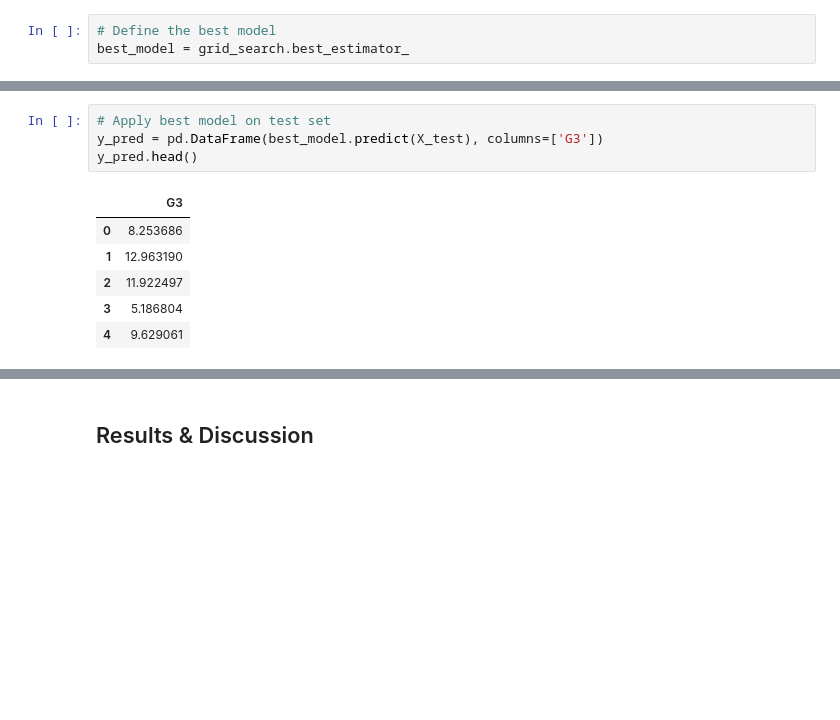
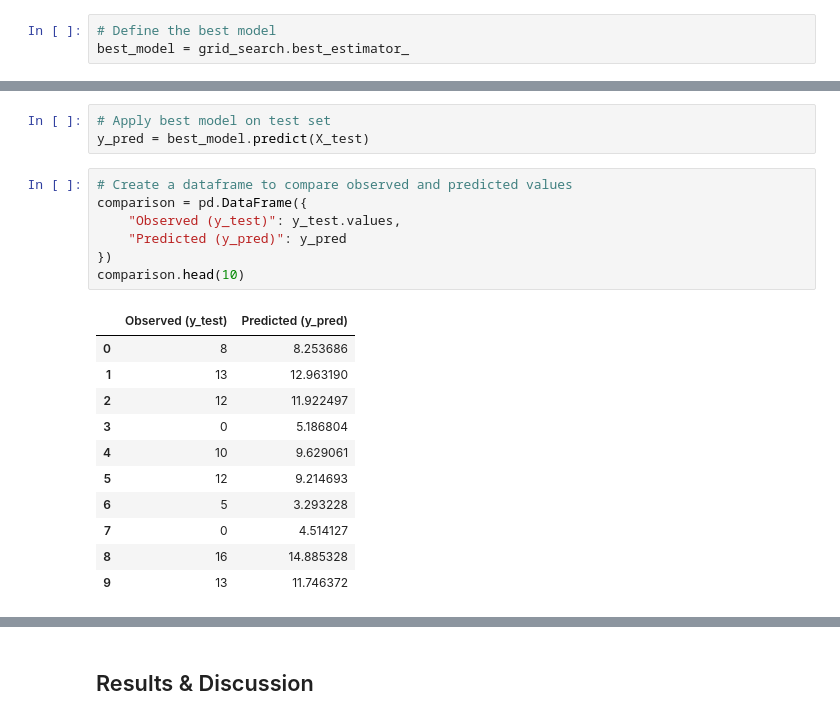
Before and after one commit to UBC-MDS/dsci-522-group-23, a Jupyter notebook: notebooks/student_performance_predictor_report.ipynb, the cells around one changed output, grey strips where cells are left out. Saved outputs shown, nothing was run; the diff lists cells and outputs as text; blank space fills up the shorter version.

Commit message:
Model evaluation

```diff
--- a/notebooks/student_performance_predictor_report.ipynb
+++ b/notebooks/student_performance_predictor_report.ipynb
@@ -320,11 +321,22 @@ pd.DataFrame(grid_search.cv_results_)[
 # %%
 # Apply best model on test set
-y_pred = pd.DataFrame(best_model.predict(X_test), columns=['G3'])
-y_pred.head()
+y_pred = best_model.predict(X_test)
-# %% [output]
-|  | G3 |
-| 0 | 8.253686 |
-| 1 | 12.963190 |
-| 2 | 11.922497 |
-| 3 | 5.186804 |
-| 4 | 9.629061 |
+# %%
+# Create a dataframe to compare observed and predicted values
+comparison = pd.DataFrame({
+    "Observed (y_test)": y_test.values,
+    "Predicted (y_pred)": y_pred
+})
+comparison.head(10)
+# %% [output]
+|  | Observed (y_test) | Predicted (y_pred) |
+| 0 | 8 | 8.253686 |
+| 1 | 13 | 12.963190 |
+| 2 | 12 | 11.922497 |
+| 3 | 0 | 5.186804 |
+| 4 | 10 | 9.629061 |
+| 5 | 12 | 9.214693 |
+| 6 | 5 | 3.293228 |
+| 7 | 0 | 4.514127 |
+| 8 | 16 | 14.885328 |
+| 9 | 13 | 11.746372 |
```
Also changed, not shown: parts of 3 cells of this notebook.
